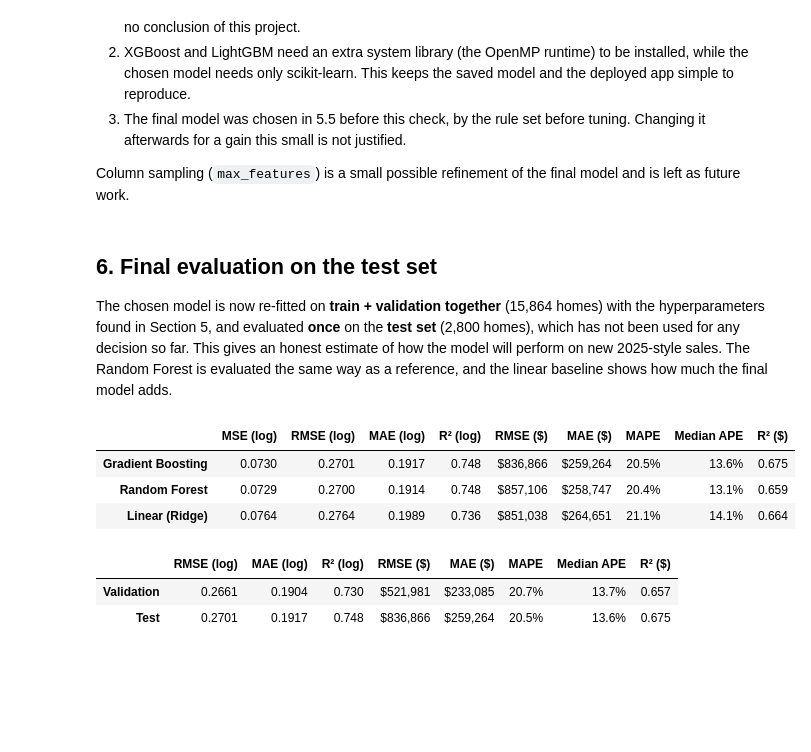
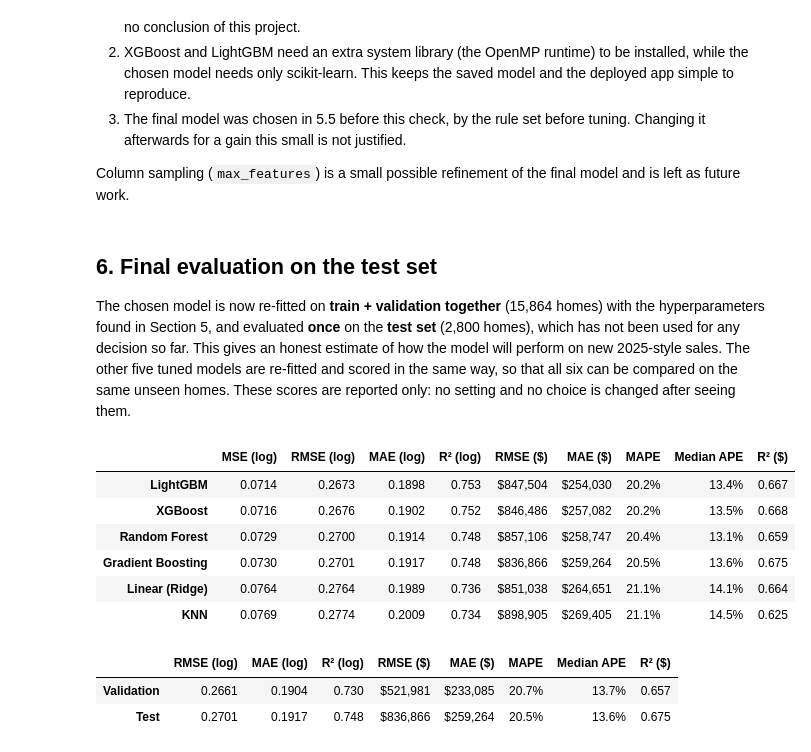
Before and after one commit to nodirbeksolijonov/MLDA-CW1-NYC-Property-Sales, a Jupyter notebook: notebooks/MLDA_CW1_NYC_Property_Sales.ipynb, the cells around one changed output. Cells and saved outputs as stored; diff of their text form; code cells hidden in the pictures; blank space fills up the shorter version.

```diff
--- a/notebooks/MLDA_CW1_NYC_Property_Sales.ipynb
+++ b/notebooks/MLDA_CW1_NYC_Property_Sales.ipynb
@@ -2143,28 +2187,33 @@ Column sampling (`max_features`) is a small possible refinement of the final mod
 # %% [markdown]
 ## 6. Final evaluation on the test set
 
-The chosen model is now re-fitted on **train + validation together** (15,864 homes) with the hyperparameters found in Section 5, and evaluated **once** on the **test set** (2,800 homes), which has not been used for any decision so far. This gives an honest estimate of how the model will perform on new 2025-style sales. The Random Forest is evaluated the same way as a reference, and the linear baseline shows how much the final model adds.
+The chosen model is now re-fitted on **train + validation together** (15,864 homes) with the hyperparameters found in Section 5, and evaluated **once** on the **test set** (2,800 homes), which has not been used for any decision so far. This gives an honest estimate of how the model will perform on new 2025-style sales. The other five tuned models are re-fitted and scored in the same way, so that all six can be compared on the same unseen homes. These scores are reported only: no setting and no choice is changed after seeing them.
 # %%
 from sklearn.base import clone
 
+# Train + validation together: once the settings are fixed, the validation homes can be used for training too
 X_trval = pd.concat([X_train, X_val])
 y_trval = pd.concat([y_train, y_val])
 
-final_models = {}
-for name in [FINAL_MODEL_NAME, "Random Forest", "Linear (Ridge)"]:
-    final_models[name] = clone(tuned[name].best_estimator_).fit(X_trval, y_trval)
+# Re-fit every tuned model on train + validation with its best settings, then score each once on the test set.
+# The final model was already chosen in Section 5; the other models are scored only for comparison.
+final_models = {name: clone(search.best_estimator_).fit(X_trval, y_trval) for name, search in tuned.items()}
 
 final_model = final_models[FINAL_MODEL_NAME]
 test_results = pd.DataFrame({name: evaluate(m, X_test, y_test) for name, m in final_models.items()}).T
+test_results = test_results.sort_values("RMSE (log)")
 test_results.insert(0, "MSE (log)", test_results["RMSE (log)"] ** 2)
 test_results.style.format({
     "MSE (log)": "{:.4f}", "RMSE (log)": "{:.4f}", "MAE (log)": "{:.4f}", "R² (log)": "{:.3f}", "R² ($)": "{:.3f}",
     "RMSE ($)": "${:,.0f}", "MAE ($)": "${:,.0f}", "MAPE": "{:.1%}", "Median APE": "{:.1%}"})
 # %% [output]
 |  | MSE (log) | RMSE (log) | MAE (log) | R² (log) | RMSE ($) | MAE ($) | MAPE | Median APE | R² ($) |
+| LightGBM | 0.0714 | 0.2673 | 0.1898 | 0.753 | $847,504 | $254,030 | 20.2% | 13.4% | 0.667 |
+| XGBoost | 0.0716 | 0.2676 | 0.1902 | 0.752 | $846,486 | $257,082 | 20.2% | 13.5% | 0.668 |
+| Random Forest | 0.0729 | 0.2700 | 0.1914 | 0.748 | $857,106 | $258,747 | 20.4% | 13.1% | 0.659 |
 | Gradient Boosting | 0.0730 | 0.2701 | 0.1917 | 0.748 | $836,866 | $259,264 | 20.5% | 13.6% | 0.675 |
-| Random Forest | 0.0729 | 0.2700 | 0.1914 | 0.748 | $857,106 | $258,747 | 20.4% | 13.1% | 0.659 |
 | Linear (Ridge) | 0.0764 | 0.2764 | 0.1989 | 0.736 | $851,038 | $264,651 | 21.1% | 14.1% | 0.664 |
+| KNN | 0.0769 | 0.2774 | 0.2009 | 0.734 | $898,905 | $269,405 | 21.1% | 14.5% | 0.625 |
 # %%
 # Validation vs test for the final model: a large drop would mean the model was over-tuned to the validation set
 pd.DataFrame({"Validation": val_results.loc[FINAL_MODEL_NAME, test_results.columns.drop("MSE (log)")],
```
Also changed, not shown: parts of 43 cells of this notebook, 2 other files.
